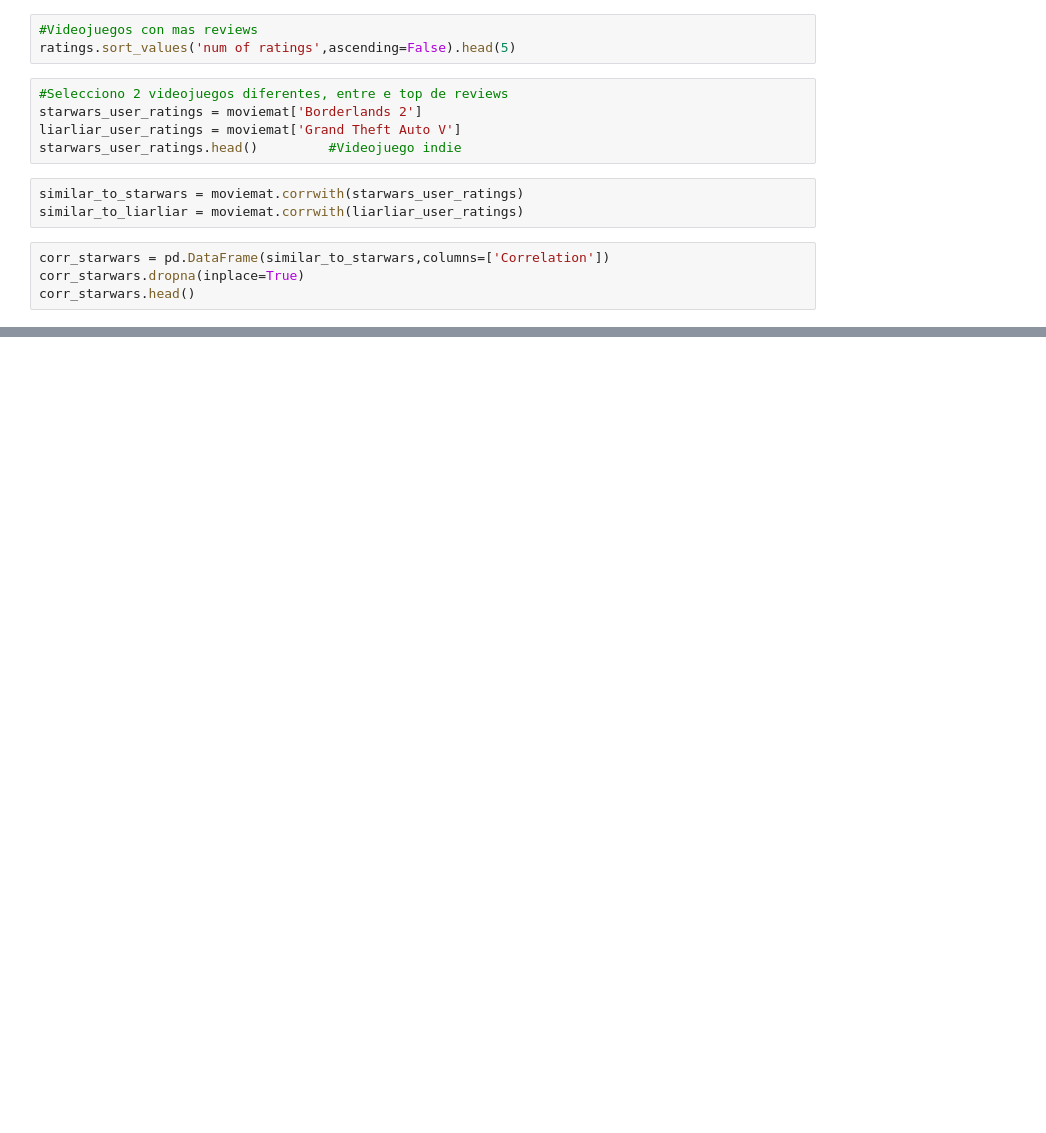
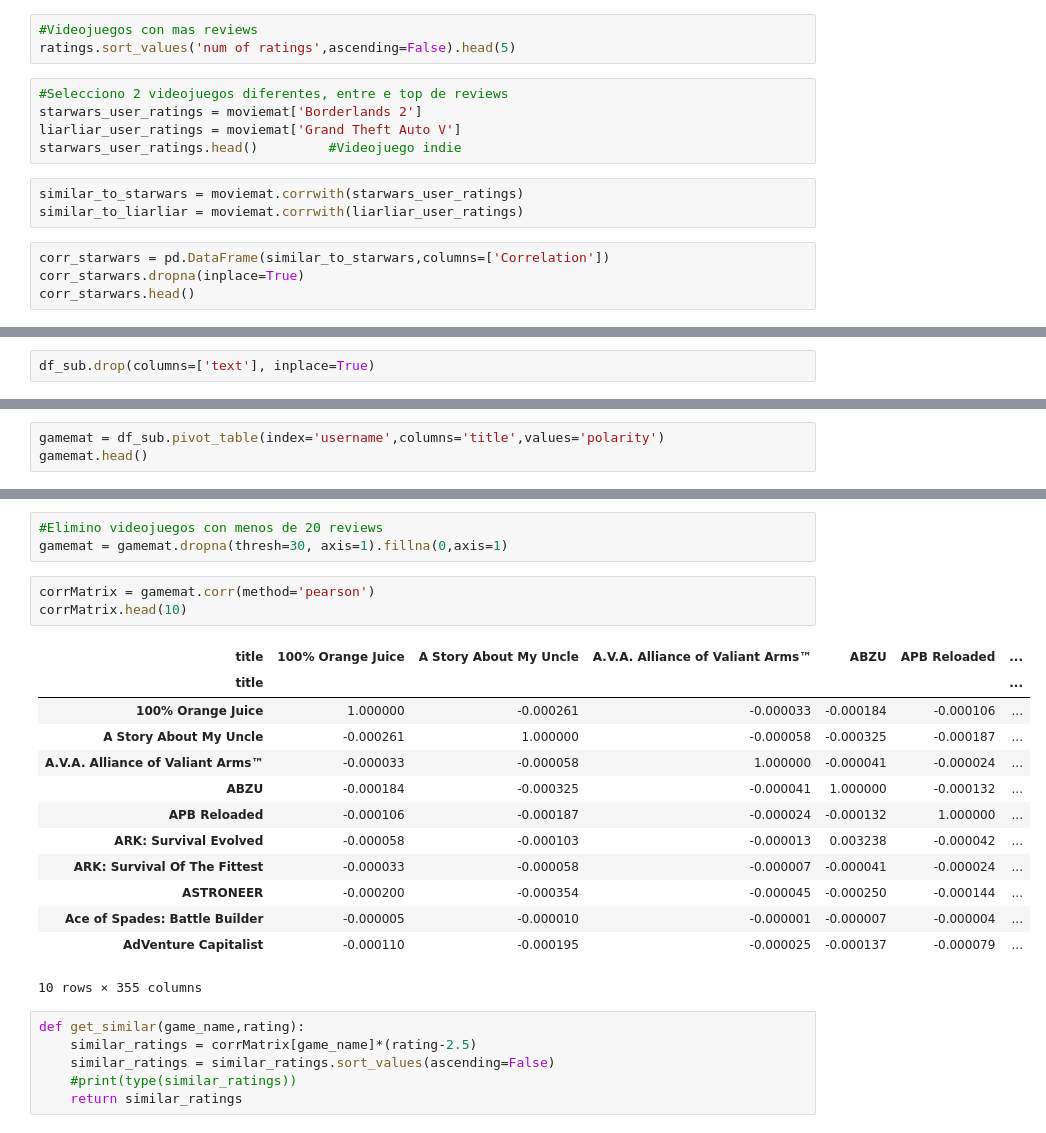
Before and after one commit to nestorjuarezR/Data_Science, a Jupyter notebook: Proyecto3.ipynb, the cells around one changed output, grey strips where cells are left out. Drawn from its saved outputs; the diff is of its cells as text; blank space fills up the shorter version.

```diff
--- a/Proyecto3.ipynb
+++ b/Proyecto3.ipynb
@@ -964,0 +713,2 @@ dtype: float64
+# %%
+df_sub.drop(columns=['text'], inplace=True)
@@ -964,0 +719,3 @@ dtype: float64
+# %%
+gamemat = df_sub.pivot_table(index='username',columns='title',values='polarity')
+gamemat.head()
@@ -964,0 +731,26 @@ dtype: float64
+# %%
+#Elimino videojuegos con menos de 20 reviews
+gamemat = gamemat.dropna(thresh=30, axis=1).fillna(0,axis=1)
+# %%
+corrMatrix = gamemat.corr(method='pearson')
+corrMatrix.head(10)
+# %% [output]
+| title | 100% Orange Juice | A Story About My Uncle | A.V.A. Alliance of Valiant Arms™ | ABZU | APB Reloaded | ... |
+| title |  |  |  |  |  | ... |
+| 100% Orange Juice | 1.000000 | -0.000261 | -0.000033 | -0.000184 | -0.000106 | ... |
+| A Story About My Uncle | -0.000261 | 1.000000 | -0.000058 | -0.000325 | -0.000187 | ... |
+| A.V.A. Alliance of Valiant Arms™ | -0.000033 | -0.000058 | 1.000000 | -0.000041 | -0.000024 | ... |
+| ABZU | -0.000184 | -0.000325 | -0.000041 | 1.000000 | -0.000132 | ... |
+| APB Reloaded | -0.000106 | -0.000187 | -0.000024 | -0.000132 | 1.000000 | ... |
+| ARK: Survival Evolved | -0.000058 | -0.000103 | -0.000013 | 0.003238 | -0.000042 | ... |
+| ARK: Survival Of The Fittest | -0.000033 | -0.000058 | -0.000007 | -0.000041 | -0.000024 | ... |
+| ASTRONEER | -0.000200 | -0.000354 | -0.000045 | -0.000250 | -0.000144 | ... |
+| Ace of Spades: Battle Builder | -0.000005 | -0.000010 | -0.000001 | -0.000007 | -0.000004 | ... |
+| AdVenture Capitalist | -0.000110 | -0.000195 | -0.000025 | -0.000137 | -0.000079 | ... |
+10 rows × 355 columns
+# %%
+def get_similar(game_name,rating):
+    similar_ratings = corrMatrix[game_name]*(rating-2.5)
+    similar_ratings = similar_ratings.sort_values(ascending=False)
+    #print(type(similar_ratings))
+    return similar_ratings
```
Also changed, not shown: parts of 144 cells of this notebook.
